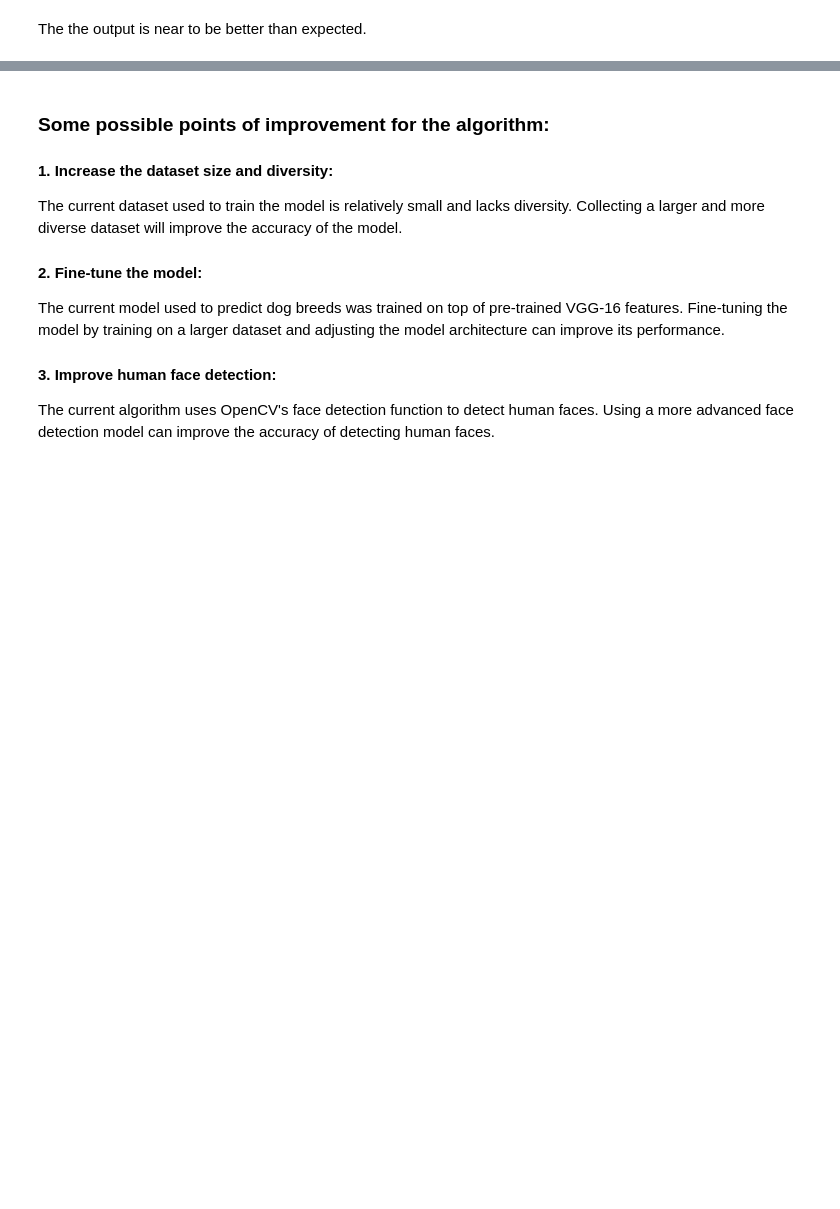
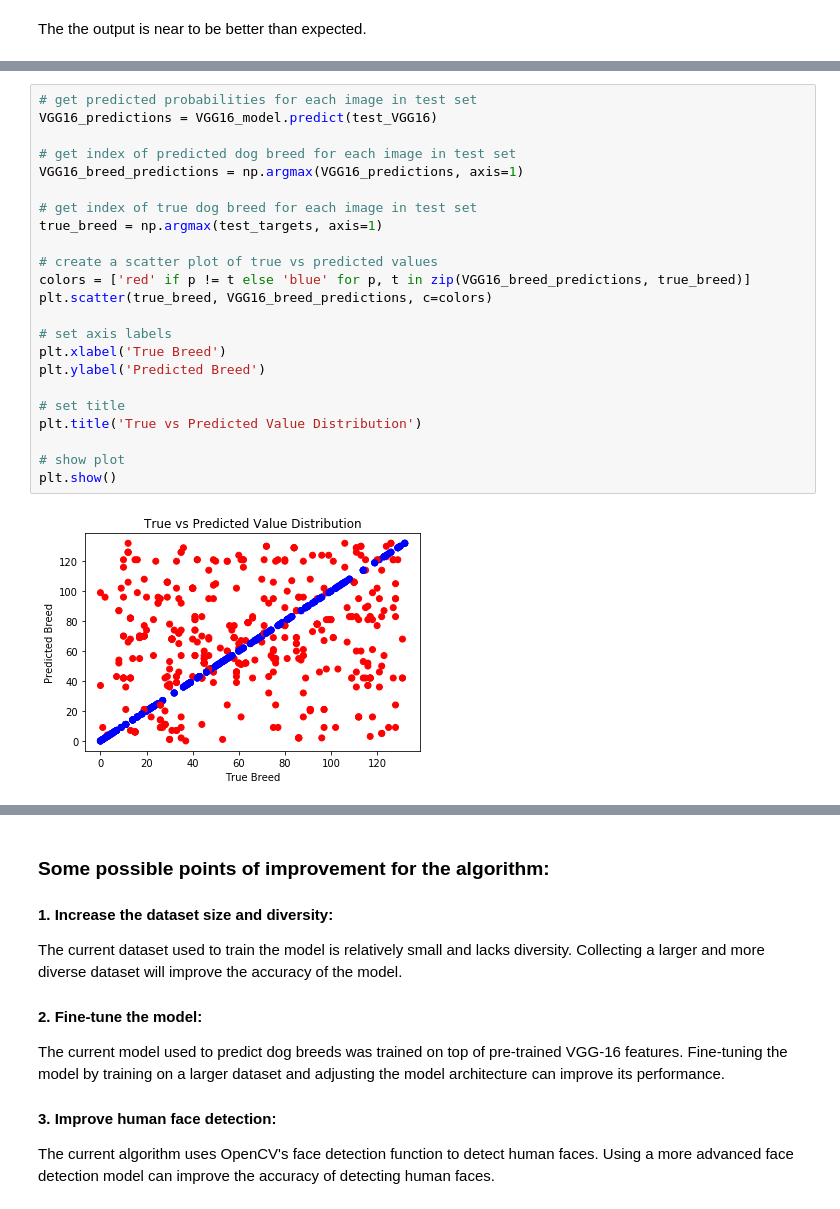
Before and after one commit to safaa-suliman/capstone_project, a Jupyter notebook: dog_app.ipynb, the cells around one changed output, grey strips where cells are left out. Saved outputs shown, nothing was run; the diff lists cells and outputs as text; blank space fills up the shorter version.

```diff
--- a/dog_app.ipynb
+++ b/dog_app.ipynb
@@ -1047,0 +1083,25 @@ The the output is near to be better than  expected.
+# %%
+# get predicted probabilities for each image in test set
+VGG16_predictions = VGG16_model.predict(test_VGG16)
+
+# get index of predicted dog breed for each image in test set
+VGG16_breed_predictions = np.argmax(VGG16_predictions, axis=1)
+
+# get index of true dog breed for each image in test set
+true_breed = np.argmax(test_targets, axis=1)
+
+# create a scatter plot of true vs predicted values
+colors = ['red' if p != t else 'blue' for p, t in zip(VGG16_breed_predictions, true_breed)]
+plt.scatter(true_breed, VGG16_breed_predictions, c=colors)
+
+# set axis labels
+plt.xlabel('True Breed')
+plt.ylabel('Predicted Breed')
+
+# set title
+plt.title('True vs Predicted Value Distribution')
+
+# show plot
+plt.show()
+# %% [output]
+[figure, added]
```
Also changed, not shown: parts of 5 cells of this notebook.
